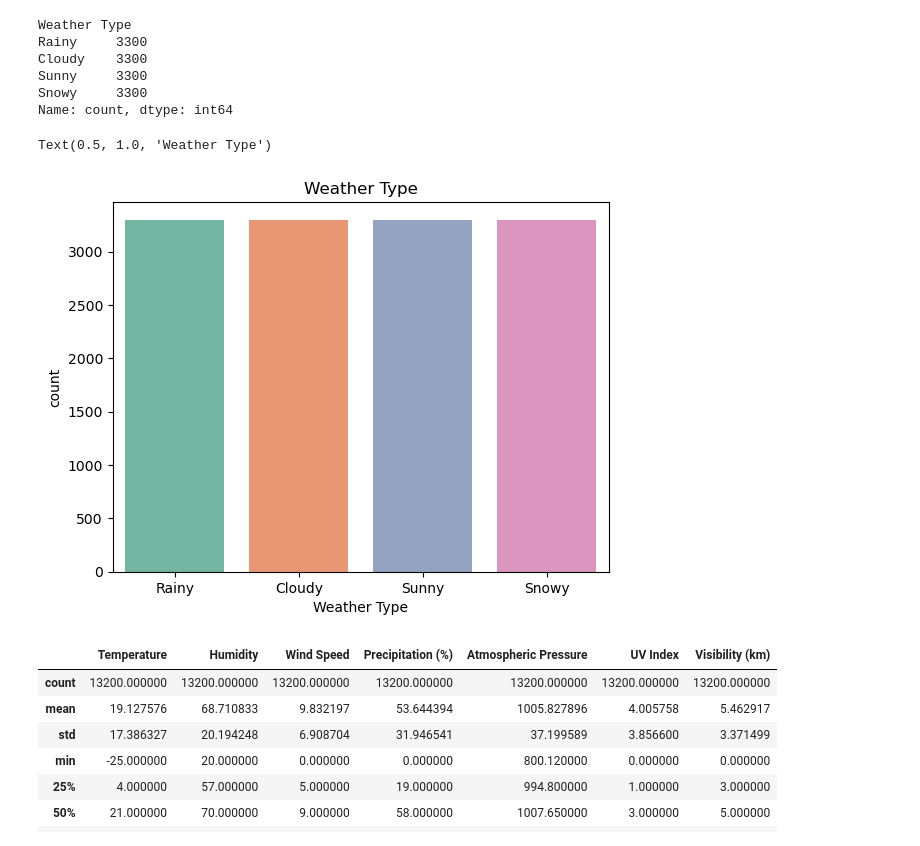
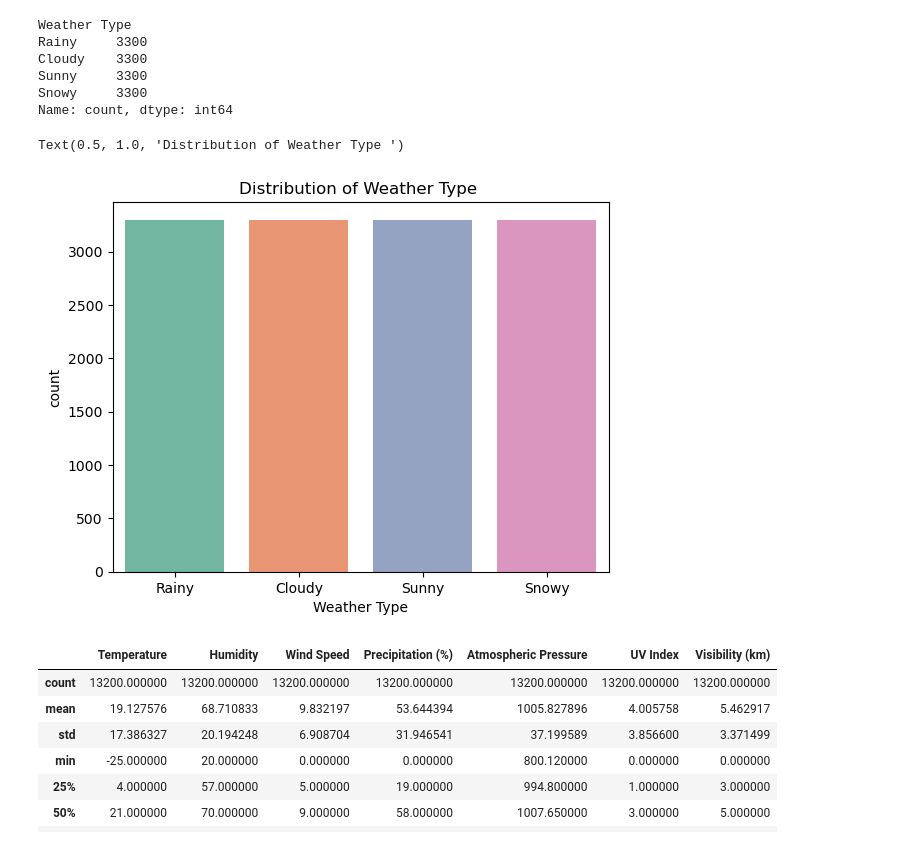
Before and after one commit to markfromcd/Cancer-Breast-Classification, a Jupyter notebook: Weather-Type.ipynb, the cells around one changed output. Cells and saved outputs as stored; diff of their text form; code cells hidden in the pictures.

```diff
--- a/Weather-Type.ipynb
+++ b/Weather-Type.ipynb
@@ -70,10 +70,10 @@ Name: count, dtype: int64
 # %%
 #target column
 sns.countplot(x=df['Weather Type'], palette="Set2")
-plt.title('Weather Type')
+plt.title('Distribution of Weather Type ')
 # %% [output]
-Text(0.5, 1.0, 'Weather Type')
+Text(0.5, 1.0, 'Distribution of Weather Type ')
-[figure, old version]
+[figure, new version]
 # %%
 # describe continuous data
 df.describe()
```
Also changed, not shown: parts of 9 cells of this notebook, 3 other files.
